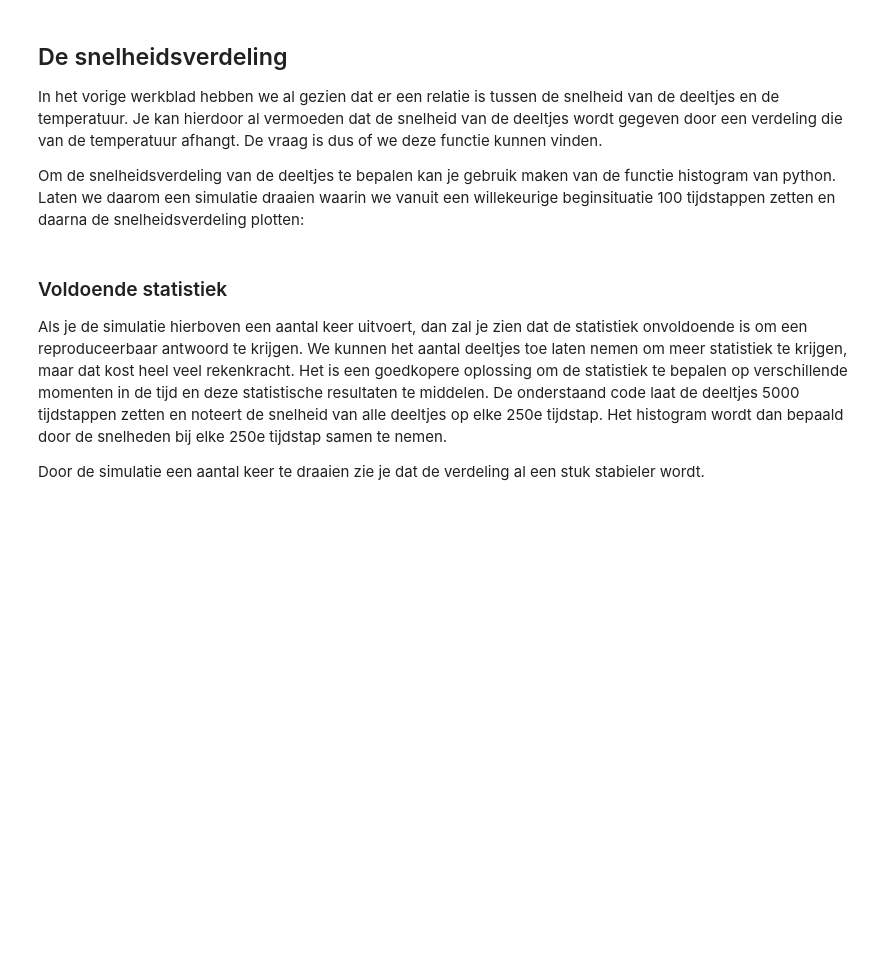
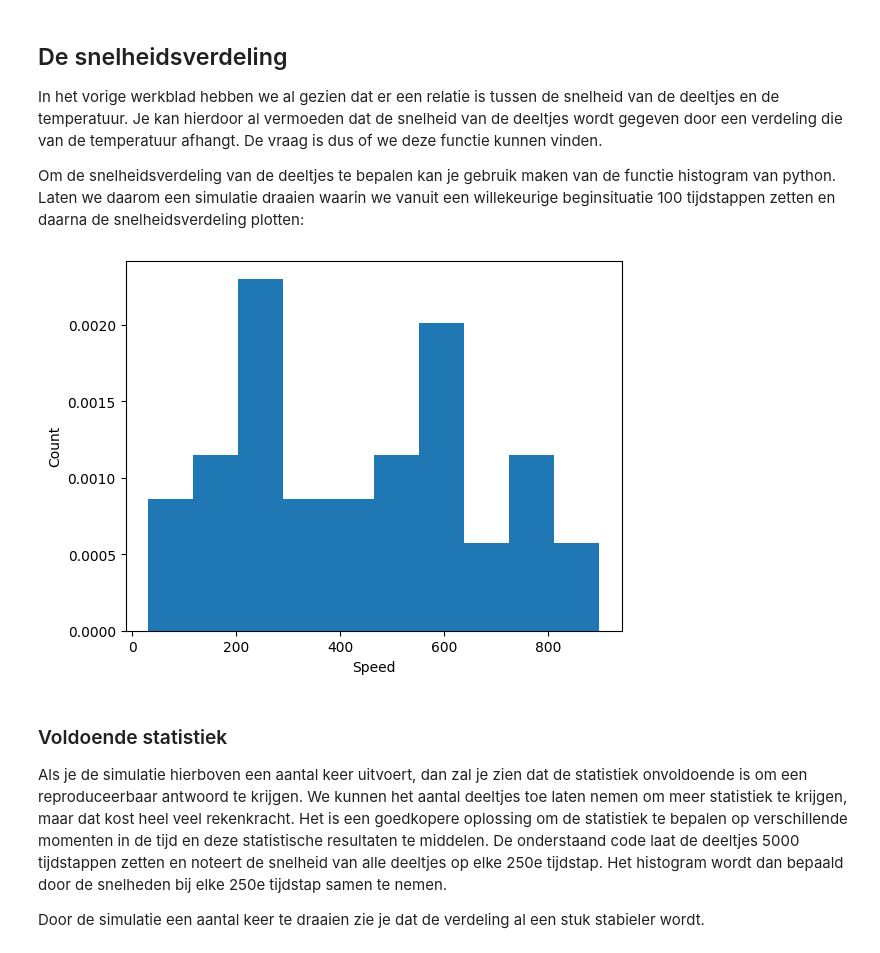
Before and after one commit to DavantePES/inleidend-practicum-2, a Jupyter notebook: Content/PySim/6_boltzmann.ipynb, the cells around one changed output. Cells and saved outputs as stored; diff of their text form; code cells hidden in the pictures; blank space fills up the shorter version.

```diff
--- a/Content/PySim/6_boltzmann.ipynb
+++ b/Content/PySim/6_boltzmann.ipynb
@@ -196,22 +197,26 @@ In het vorige werkblad hebben we al gezien dat er een relatie is tussen de snelh
 
 Om de snelheidsverdeling van de deeltjes te bepalen kan je gebruik maken van de functie histogram van python. Laten we daarom een simulatie draaien waarin we vanuit een willekeurige beginsituatie 100 tijdstappen zetten en daarna de snelheidsverdeling plotten:
 # %%
+num_steps = 100
+
 particles = []
 
 create_uniform_particles(particles)
 for i in range(num_steps):
     take_time_step(particles)
 
 speeds = [np.linalg.norm(p.v) for p in particles]
 counts, bins = np.histogram(speeds, bins=10, density='True')
 
 plt.figure()
 plt.xlabel('Speed')
 plt.ylabel('Count')
 
 plt.stairs(counts, bins, fill='True')
 
 plt.show()
+# %% [output]
+[figure, added]
 # %% [markdown]
 ### Voldoende statistiek
 
```
Also changed, not shown: parts of 2 cells of this notebook.
